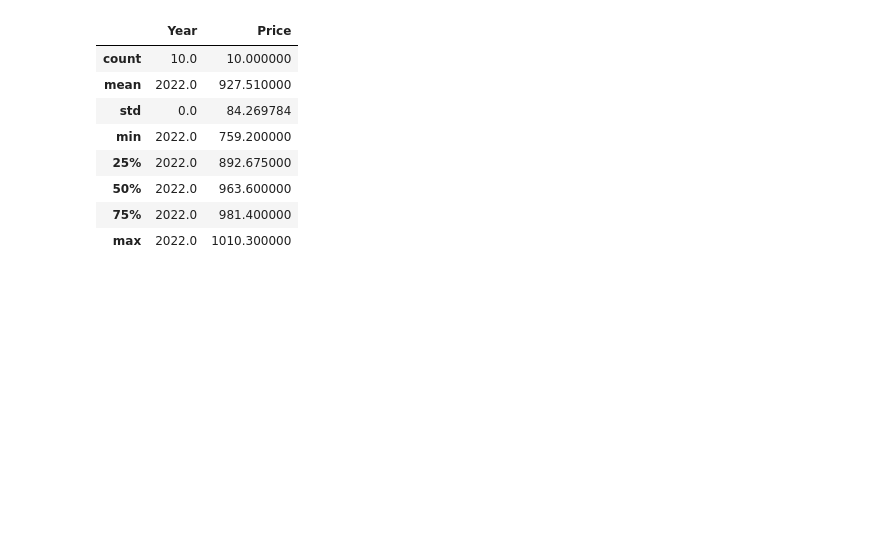
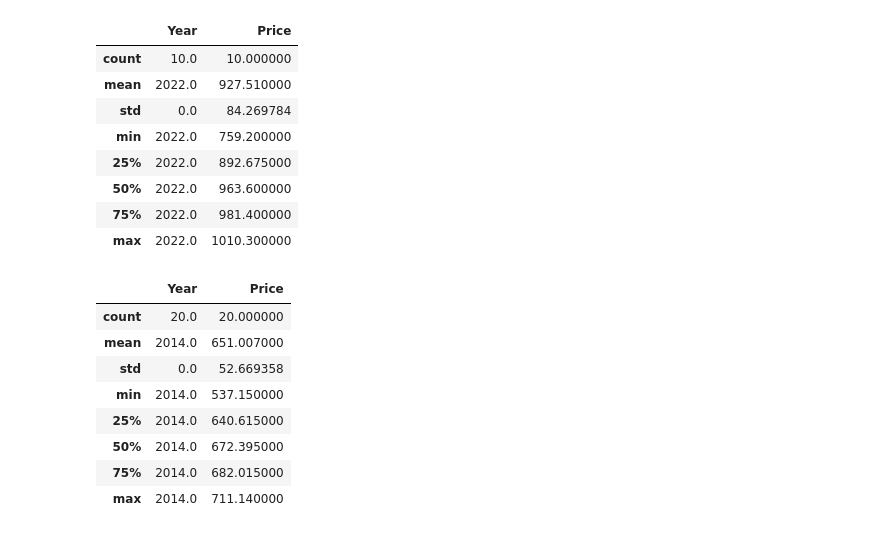
Before and after one commit to Kmaev/ml_ai_first_sprint, a Jupyter notebook: w_04_sklearn_linear_regression.ipynb, the cells around one changed output. Cells and saved outputs as stored; diff of their text form; code cells hidden in the pictures; blank space fills up the shorter version.

Commit message:
first test multiple linear regression, not cleaned data

```diff
--- a/w_04_sklearn_linear_regression.ipynb
+++ b/w_04_sklearn_linear_regression.ipynb
@@ -153,3 +153,17 @@ grp_y2022.describe()
 | 50% | 2022.0 | 963.600000 |
 | 75% | 2022.0 | 981.400000 |
 | max | 2022.0 | 1010.300000 |
+# %%
+grp_y2014 = clean_data.loc[(clean_data['Year'] == 2014)]
+# %%
+grp_y2014.describe()
+# %% [output]
+|  | Year | Price |
+| count | 20.0 | 20.000000 |
+| mean | 2014.0 | 651.007000 |
+| std | 0.0 | 52.669358 |
+| min | 2014.0 | 537.150000 |
+| 25% | 2014.0 | 640.615000 |
+| 50% | 2014.0 | 672.395000 |
+| 75% | 2014.0 | 682.015000 |
+| max | 2014.0 | 711.140000 |
```
Also changed, not shown: parts of 2 cells of this notebook, 2 other files.
